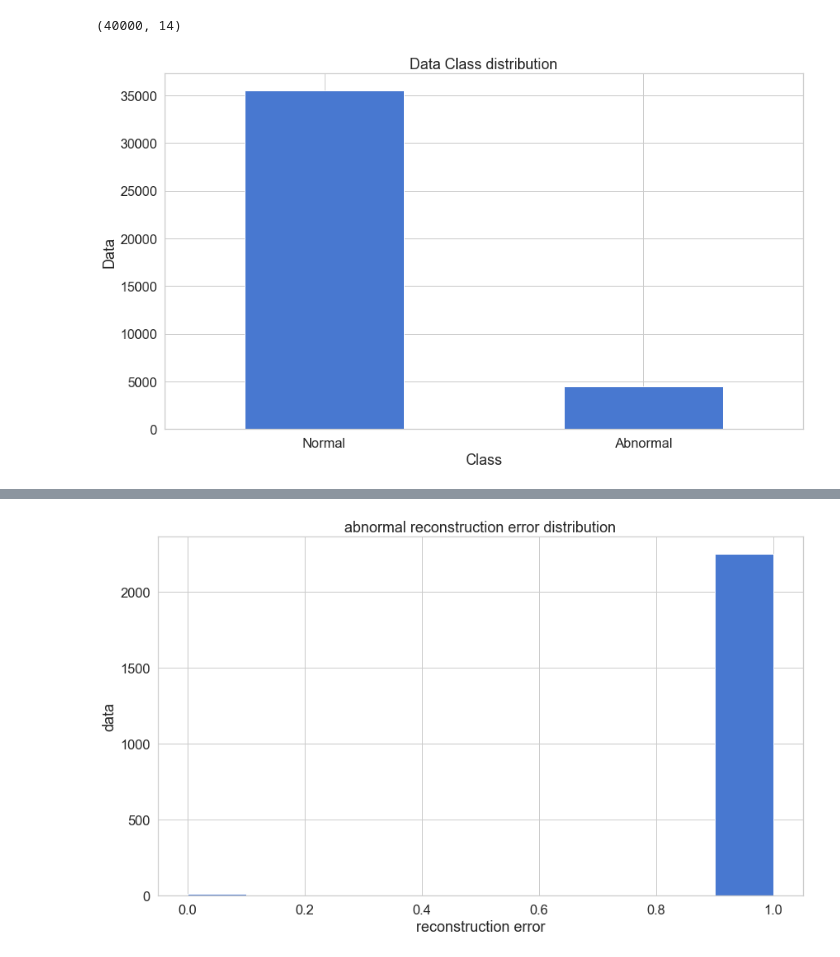
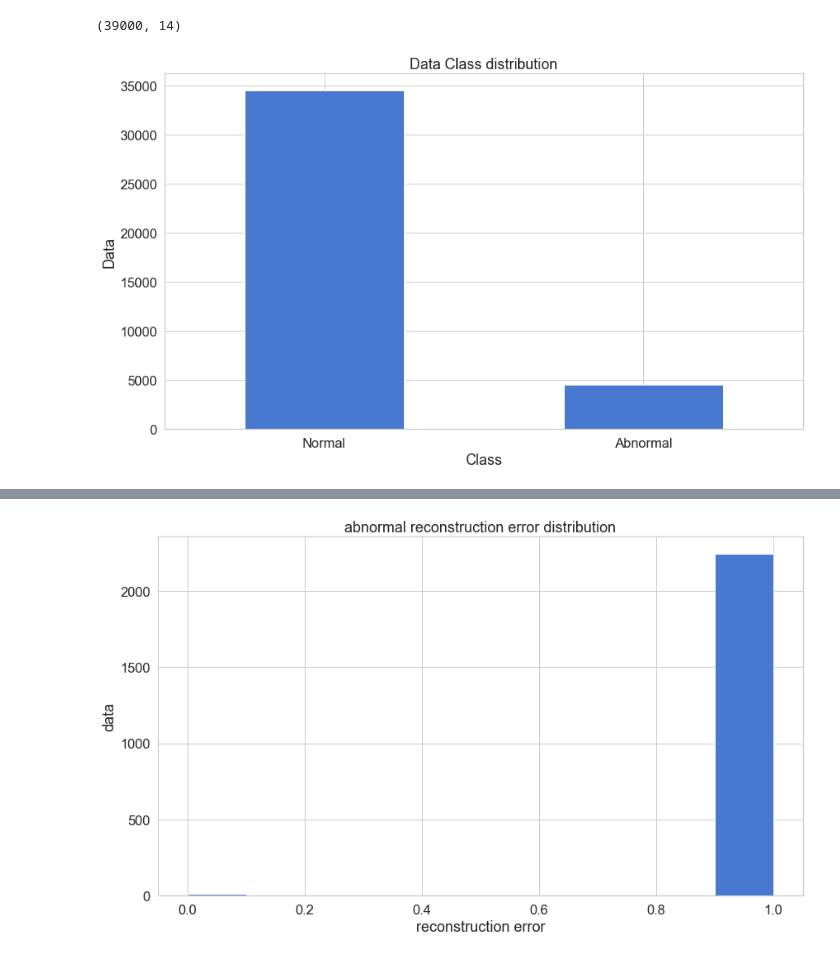
Before and after one commit to 98uranus/Autoencoder, a Jupyter notebook: DAE.ipynb, the cells around one changed output, grey strips where cells are left out. Drawn from its saved outputs; the diff is of its cells as text; code cells hidden in the pictures.

```diff
--- a/DAE.ipynb
+++ b/DAE.ipynb
@@ -22,40 +22,40 @@ from pylab import rcParams
 
 sns.set(style='whitegrid', palette='muted', font_scale=1.5)
 
-rcParams['figure.figsize'] = 14, 8
+# rcParams['figure.figsize'] = 14, 8
 
 RANDOM_SEED = 42
 
-df = pd.read_csv("Autoencoder_wind.csv")
+df = pd.read_csv("Autoencoder1.csv")
 print(df.shape)
 
 LABELS = ["Normal", "Abnormal"]
 
 count_classes =pd.value_counts(df['Class'], sort = True)
 count_classes.plot(kind = 'bar', rot=0)
 plt.title("Data Class distribution")
 plt.xticks(range(2), LABELS)
 plt.xlabel("Class")
 plt.ylabel("Data")
 plt.show();
 
 from sklearn.preprocessing import StandardScaler, MinMaxScaler
 from cmath import pi
 
 data = df.drop(['Time'], axis=1)
 y_true = df['Class']
 
 r2d = 180/pi
 
 data['P'] = r2d * data['P']
 data['Q'] = r2d * data['Q']
 data['R'] = r2d * data['R']
 data['Phi'] = r2d * data['Phi']
 data['Theta'] = r2d * data['Theta']
 data['Psi'] = r2d * data['Psi']
 # %% [output]
-(40000, 14)
+(39000, 14)
-[figure, old version]
+[figure, new version]
 # %%
 X_train, X_test = train_test_split(data, test_size=0.5, random_state=RANDOM_SEED)
 X_train = X_train[X_train.Class == 0]
```
Also changed, not shown: parts of 6 cells of this notebook, 1 other file.
